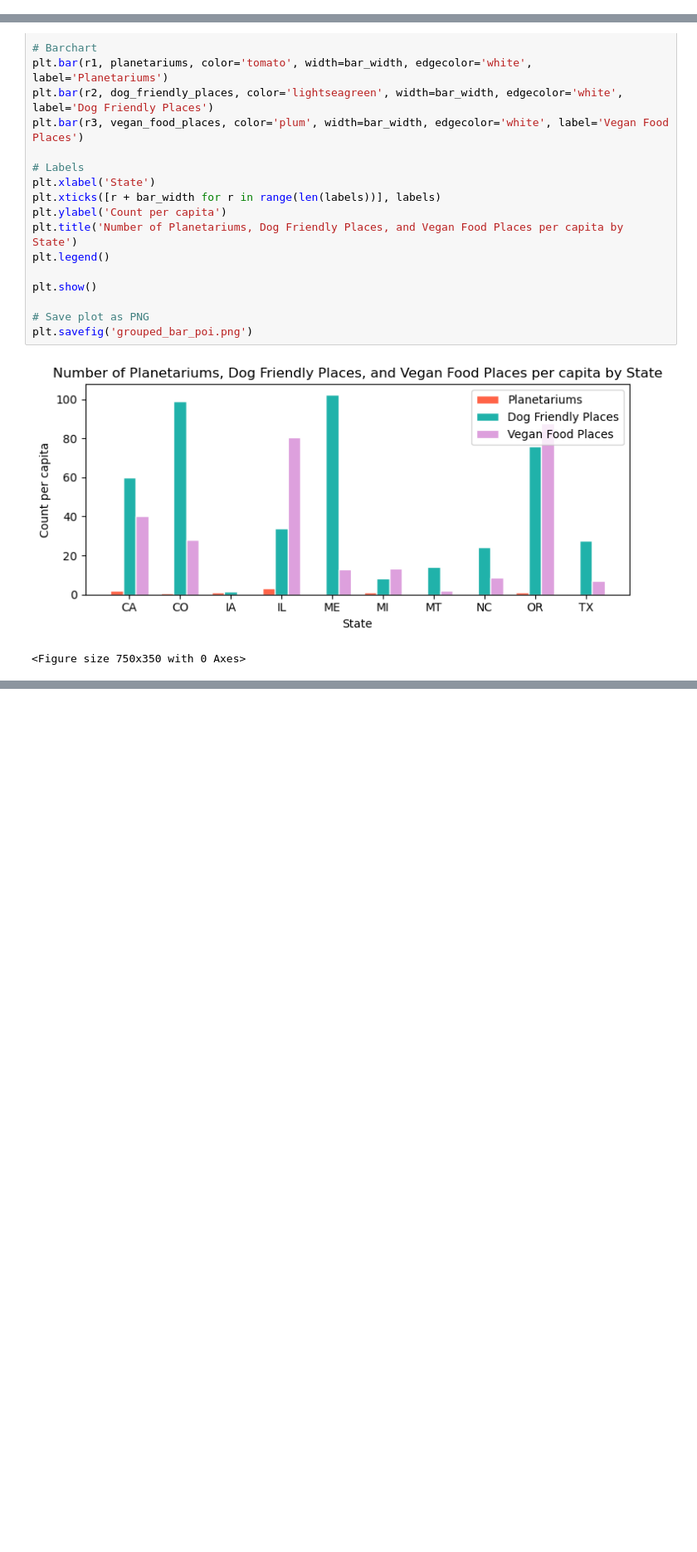
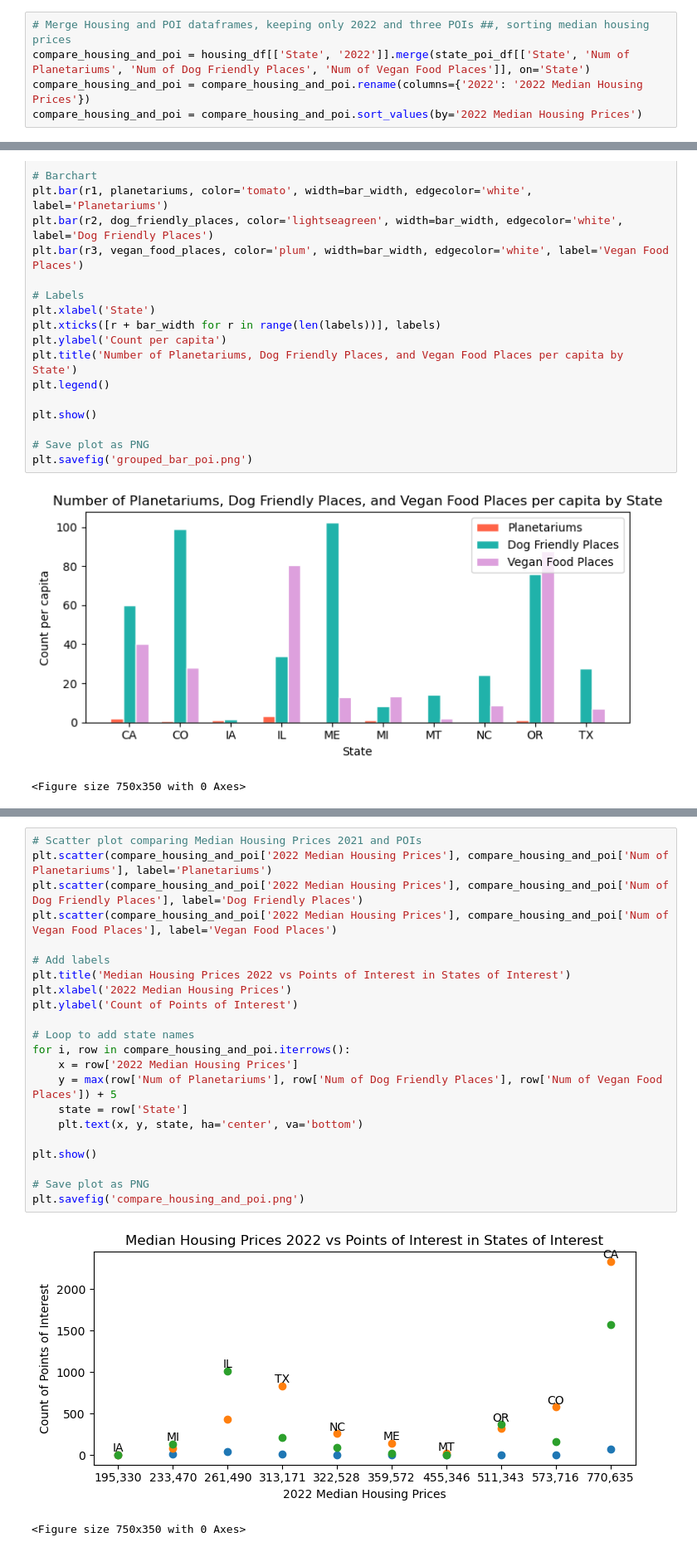
Before and after one commit to drainlm/Personalized-Relocation-Helper-, a Jupyter notebook: GroupThreeProjectOne.ipynb, the cells around one changed output, grey strips where cells are left out. Shown: that part at 83% size. Saved outputs shown, nothing was run; the diff lists cells and outputs as text; blank space fills up the shorter version.

```diff
--- a/GroupThreeProjectOne.ipynb
+++ b/GroupThreeProjectOne.ipynb
@@ -263,0 +271,5 @@ per_capita_crime.iloc[:, 1:-1] = per_capita_crime.iloc[:, 1:-1].div(per_capita_c
+# %%
+# Merge Housing and POI dataframes, keeping only 2022 and three POIs ##, sorting median housing prices
+compare_housing_and_poi = housing_df[['State', '2022']].merge(state_poi_df[['State', 'Num of Planetariums', 'Num of Dog Friendly Places', 'Num of Vegan Food Places']], on='State')
+compare_housing_and_poi = compare_housing_and_poi.rename(columns={'2022': '2022 Median Housing Prices'})
+compare_housing_and_poi = compare_housing_and_poi.sort_values(by='2022 Median Housing Prices')
@@ -676,0 +707,25 @@ state_poi_df
+# %%
+# Scatter plot comparing Median Housing Prices 2021 and POIs
+plt.scatter(compare_housing_and_poi['2022 Median Housing Prices'], compare_housing_and_poi['Num of Planetariums'], label='Planetariums')
+plt.scatter(compare_housing_and_poi['2022 Median Housing Prices'], compare_housing_and_poi['Num of Dog Friendly Places'], label='Dog Friendly Places')
+plt.scatter(compare_housing_and_poi['2022 Median Housing Prices'], compare_housing_and_poi['Num of Vegan Food Places'], label='Vegan Food Places')
+
+# Add labels
+plt.title('Median Housing Prices 2022 vs Points of Interest in States of Interest')
+plt.xlabel('2022 Median Housing Prices')
+plt.ylabel('Count of Points of Interest')
+
+# Loop to add state names
+for i, row in compare_housing_and_poi.iterrows():
+    x = row['2022 Median Housing Prices']
+    y = max(row['Num of Planetariums'], row['Num of Dog Friendly Places'], row['Num of Vegan Food Places']) + 5
+    state = row['State']
+    plt.text(x, y, state, ha='center', va='bottom')
+
+plt.show()
+
+# Save plot as PNG
+plt.savefig('compare_housing_and_poi.png')
+# %% [output]
+[figure, added]
+<Figure size 750x350 with 0 Axes>
```
Also changed, not shown: parts of 13 cells of this notebook, 1 other file.
